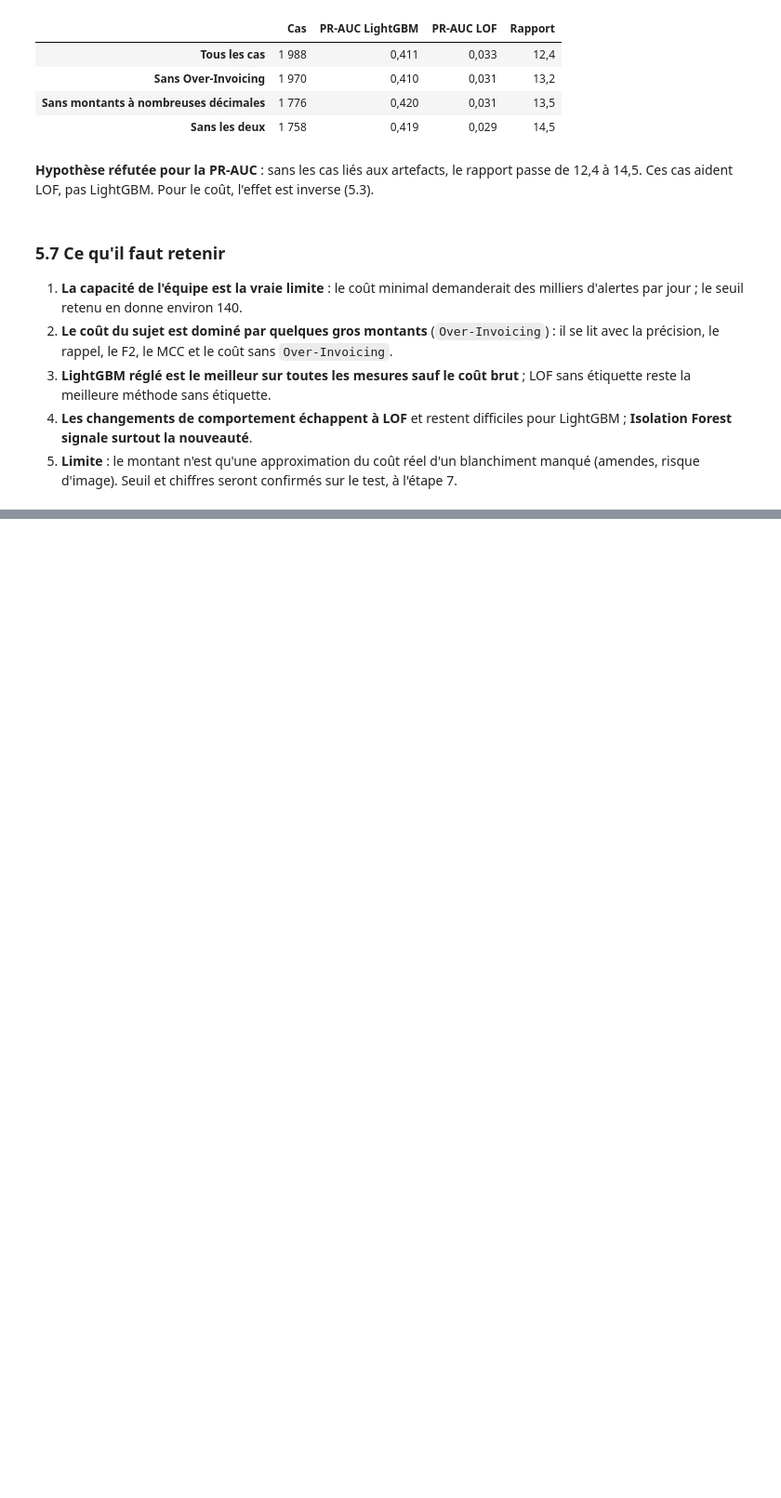
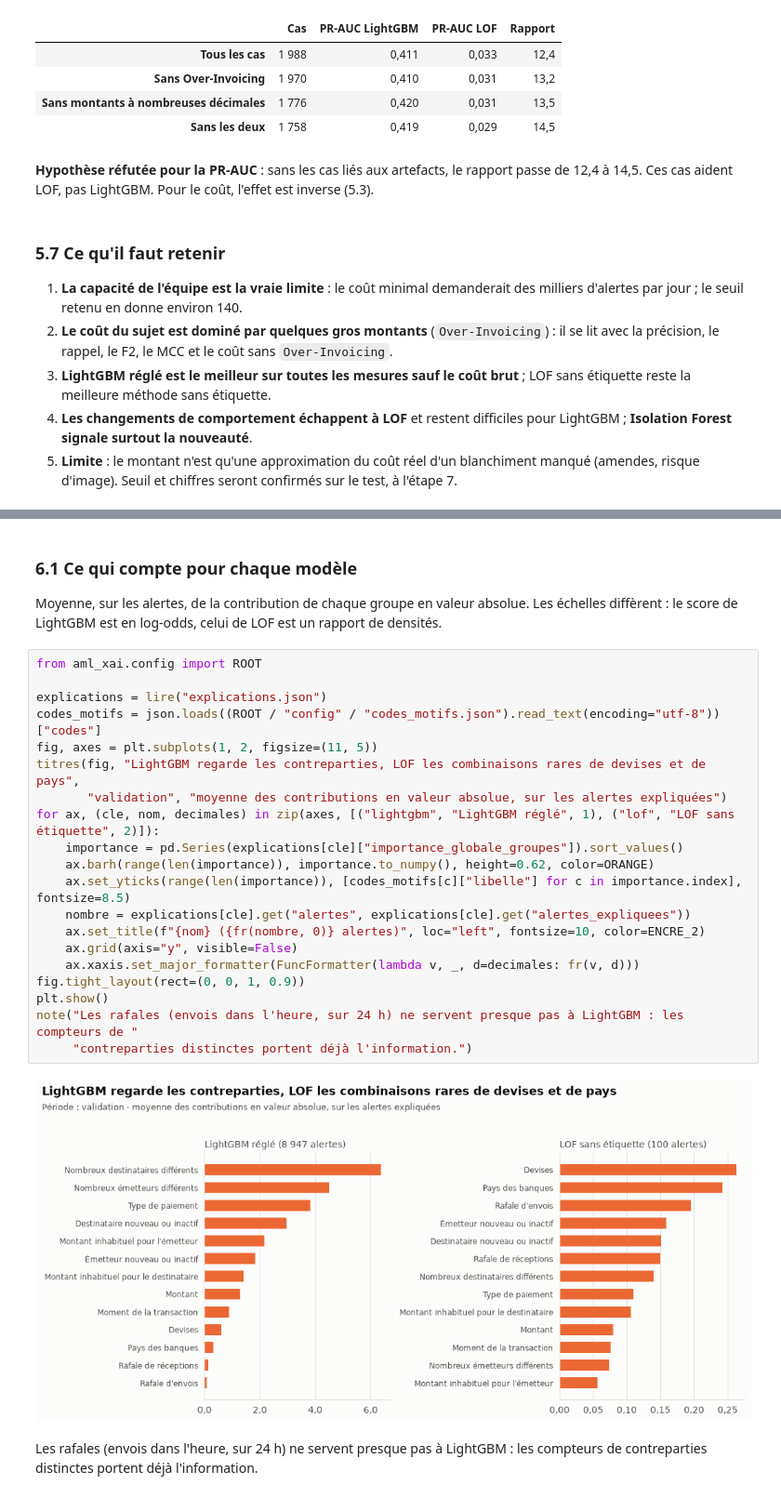
Before and after one commit to aljene307/aml-detection-xai, a Jupyter notebook: notebooks/projet_aml.ipynb, the cells around one changed output, grey strips where cells are left out. Shown at 93% size. Cells and saved outputs as stored; diff of their text form; blank space fills up the shorter version.

```diff
--- a/notebooks/projet_aml.ipynb
+++ b/notebooks/projet_aml.ipynb
@@ -1616,0 +1629,28 @@ note(f"**Hypothèse réfutée pour la PR-AUC** : sans les cas liés aux artefact
+# %% [markdown]
+### 6.1 Ce qui compte pour chaque modèle
+
+Moyenne, sur les alertes, de la contribution de chaque groupe en valeur absolue. Les échelles
+diffèrent : le score de LightGBM est en log-odds, celui de LOF est un rapport de densités.
+# %%
+from aml_xai.config import ROOT
+
+explications = lire("explications.json")
+codes_motifs = json.loads((ROOT / "config" / "codes_motifs.json").read_text(encoding="utf-8"))["codes"]
+fig, axes = plt.subplots(1, 2, figsize=(11, 5))
+titres(fig, "LightGBM regarde les contreparties, LOF les combinaisons rares de devises et de pays",
+       "validation", "moyenne des contributions en valeur absolue, sur les alertes expliquées")
+for ax, (cle, nom, decimales) in zip(axes, [("lightgbm", "LightGBM réglé", 1), ("lof", "LOF sans étiquette", 2)]):
+    importance = pd.Series(explications[cle]["importance_globale_groupes"]).sort_values()
+    ax.barh(range(len(importance)), importance.to_numpy(), height=0.62, color=ORANGE)
+    ax.set_yticks(range(len(importance)), [codes_motifs[c]["libelle"] for c in importance.index], fontsize=8.5)
+    nombre = explications[cle].get("alertes", explications[cle].get("alertes_expliquees"))
+    ax.set_title(f"{nom} ({fr(nombre, 0)} alertes)", loc="left", fontsize=10, color=ENCRE_2)
+    ax.grid(axis="y", visible=False)
+    ax.xaxis.set_major_formatter(FuncFormatter(lambda v, _, d=decimales: fr(v, d)))
+fig.tight_layout(rect=(0, 0, 1, 0.9))
+plt.show()
+note("Les rafales (envois dans l'heure, sur 24 h) ne servent presque pas à LightGBM : les compteurs de "
+     "contreparties distinctes portent déjà l'information.")
+# %% [output]
+[figure, added]
+Les rafales (envois dans l'heure, sur 24 h) ne servent presque pas à LightGBM : les compteurs de contreparties distinctes portent déjà l'information.
```
Also changed, not shown: parts of 10 cells of this notebook.
